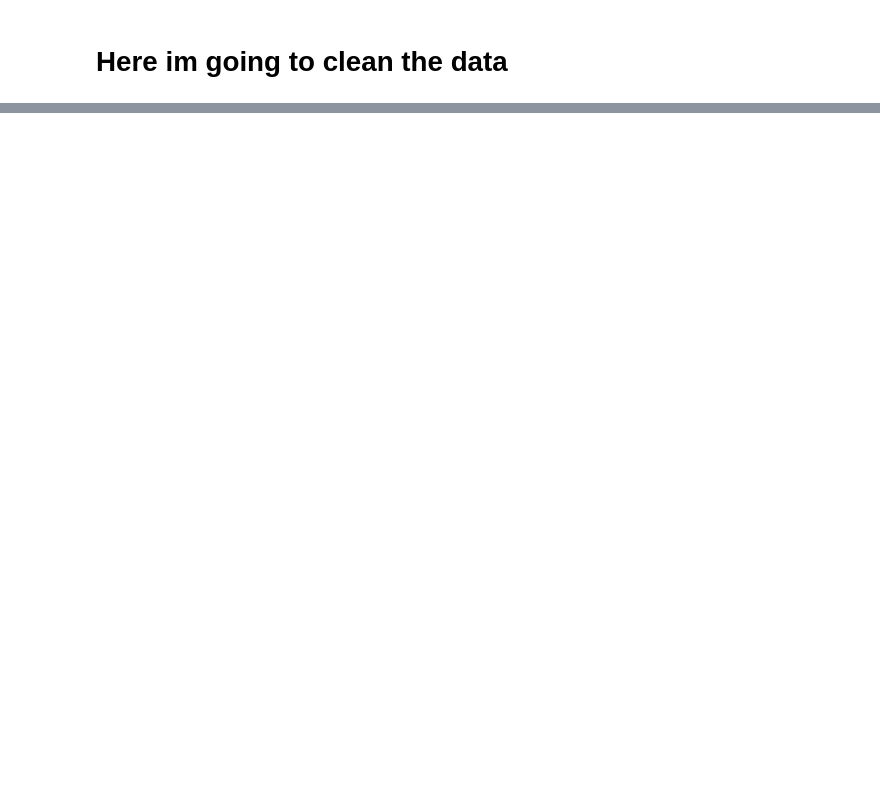
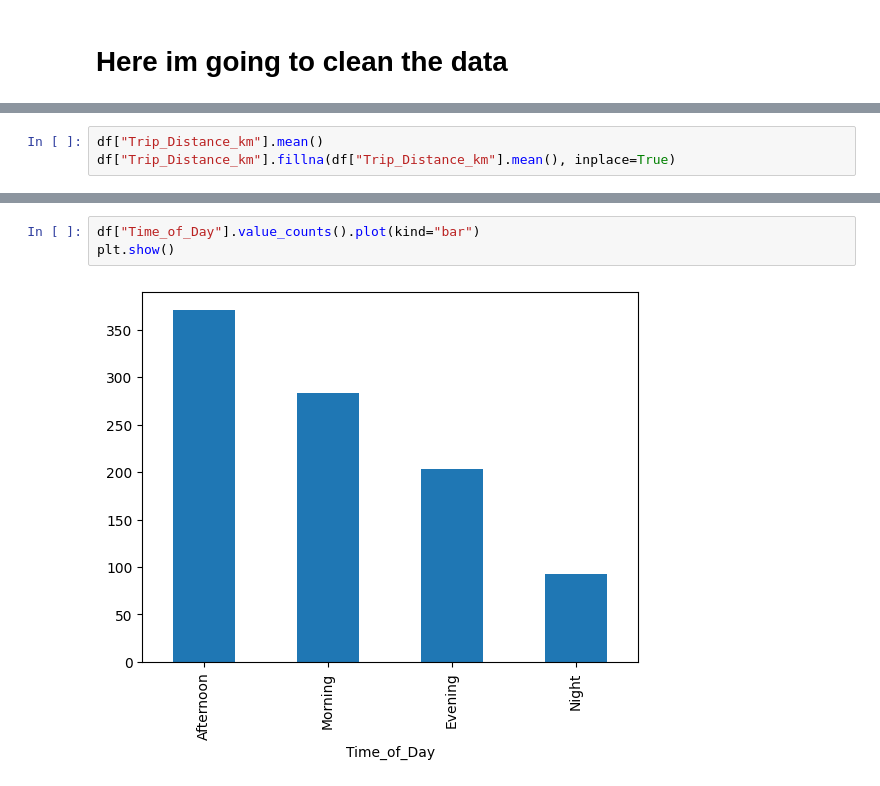
Before and after one commit to Shirasoki/taxi-prediction-fullstack-max-gustafsson-opa24, a Jupyter notebook: explorations/null_fix.ipynb, the cells around one changed output, grey strips where cells are left out. Drawn from its saved outputs; the diff is of its cells as text; blank space fills up the shorter version.

```diff
--- a/explorations/null_fix.ipynb
+++ b/explorations/null_fix.ipynb
@@ -11,0 +27,3 @@ FileNotFoundError: [Errno 2] No such file or directory: 'data.csv'
+# %%
+df["Trip_Distance_km"].mean()
+df["Trip_Distance_km"].fillna(df["Trip_Distance_km"].mean(), inplace=True)
@@ -11,0 +107,5 @@ FileNotFoundError: [Errno 2] No such file or directory: 'data.csv'
+# %%
+df["Time_of_Day"].value_counts().plot(kind="bar")
+plt.show()
+# %% [output]
+[figure, added]
```
Also changed, not shown: parts of 9 cells of this notebook, 1 other file.
